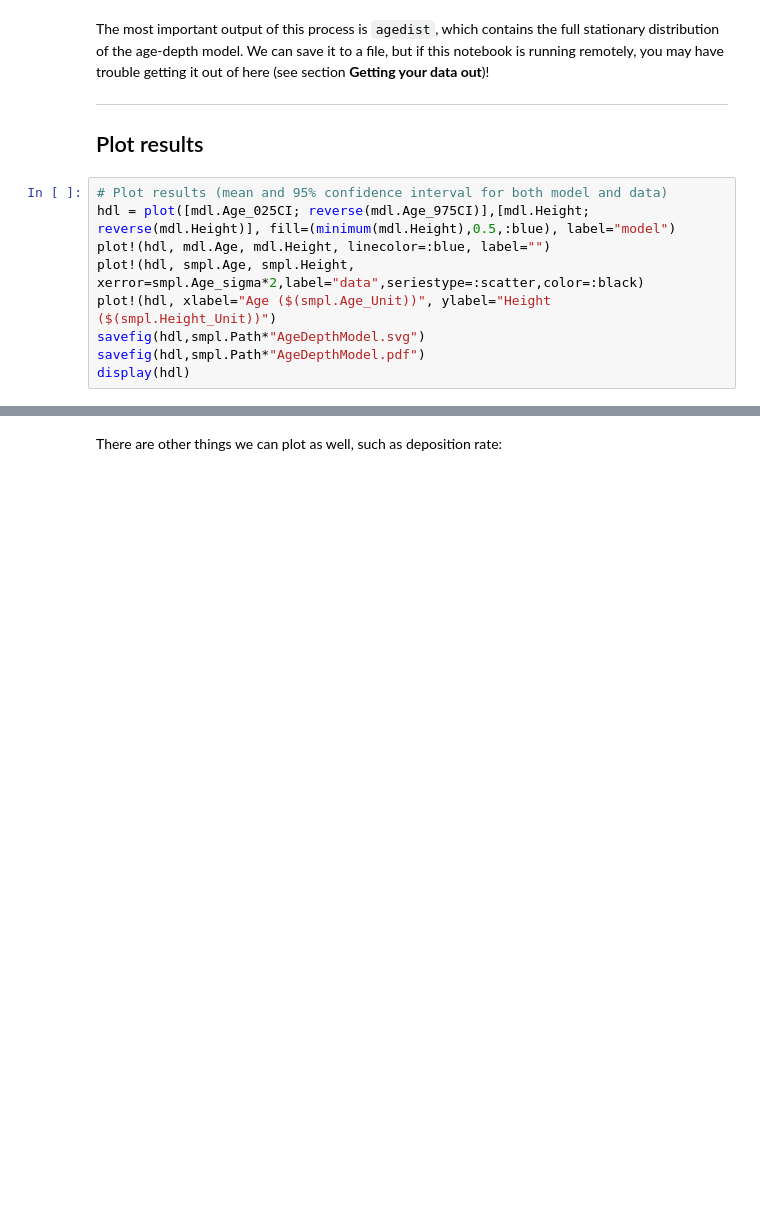
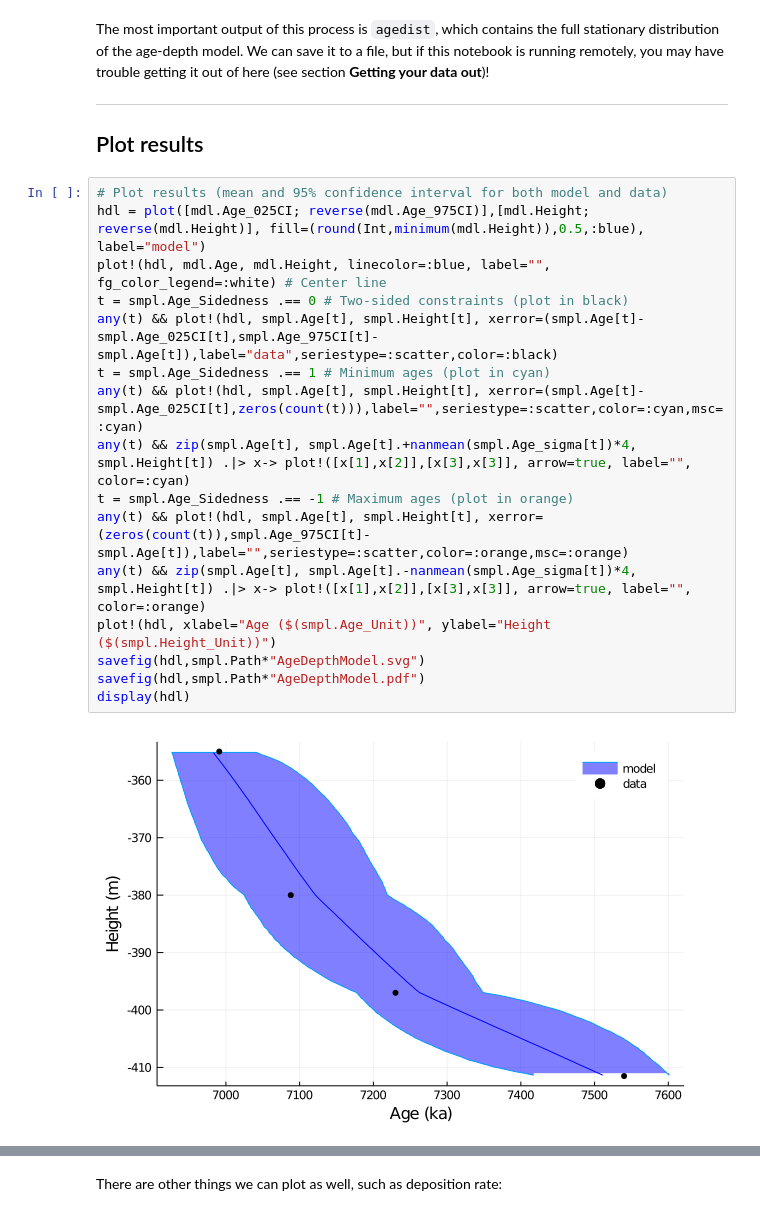
Before and after one commit to brenhinkeller/Chron.jl, a Jupyter notebook: examples/Chron1.0StratOnly.ipynb, the cells around one changed output, grey strips where cells are left out. Drawn from its saved outputs; the diff is of its cells as text; blank space fills up the shorter version.

Commit message:
Plot max and min ages differently in example scripts

```diff
--- a/examples/Chron1.0StratOnly.ipynb
+++ b/examples/Chron1.0StratOnly.ipynb
@@ -87,13 +91,22 @@ The most important output of this process is `agedist`, which contains the full
 ## Plot results
 # %%
 # Plot results (mean and 95% confidence interval for both model and data)
-hdl = plot([mdl.Age_025CI; reverse(mdl.Age_975CI)],[mdl.Height; reverse(mdl.Height)], fill=(minimum(mdl.Height),0.5,:blue), label="model")
-plot!(hdl, mdl.Age, mdl.Height, linecolor=:blue, label="")
-plot!(hdl, smpl.Age, smpl.Height, xerror=smpl.Age_sigma*2,label="data",seriestype=:scatter,color=:black)
+hdl = plot([mdl.Age_025CI; reverse(mdl.Age_975CI)],[mdl.Height; reverse(mdl.Height)], fill=(round(Int,minimum(mdl.Height)),0.5,:blue), label="model")
+plot!(hdl, mdl.Age, mdl.Height, linecolor=:blue, label="", fg_color_legend=:white) # Center line
+t = smpl.Age_Sidedness .== 0 # Two-sided constraints (plot in black)
+any(t) && plot!(hdl, smpl.Age[t], smpl.Height[t], xerror=(smpl.Age[t]-smpl.Age_025CI[t],smpl.Age_975CI[t]-smpl.Age[t]),label="data",seriestype=:scatter,color=:black)
+t = smpl.Age_Sidedness .== 1 # Minimum ages (plot in cyan)
+any(t) && plot!(hdl, smpl.Age[t], smpl.Height[t], xerror=(smpl.Age[t]-smpl.Age_025CI[t],zeros(count(t))),label="",seriestype=:scatter,color=:cyan,msc=:cyan)
+any(t) && zip(smpl.Age[t], smpl.Age[t].+nanmean(smpl.Age_sigma[t])*4, smpl.Height[t]) .|> x-> plot!([x[1],x[2]],[x[3],x[3]], arrow=true, label="", color=:cyan)
+t = smpl.Age_Sidedness .== -1 # Maximum ages (plot in orange)
+any(t) && plot!(hdl, smpl.Age[t], smpl.Height[t], xerror=(zeros(count(t)),smpl.Age_975CI[t]-smpl.Age[t]),label="",seriestype=:scatter,color=:orange,msc=:orange)
+any(t) && zip(smpl.Age[t], smpl.Age[t].-nanmean(smpl.Age_sigma[t])*4, smpl.Height[t]) .|> x-> plot!([x[1],x[2]],[x[3],x[3]], arrow=true, label="", color=:orange)
 plot!(hdl, xlabel="Age ($(smpl.Age_Unit))", ylabel="Height ($(smpl.Height_Unit))")
 savefig(hdl,smpl.Path*"AgeDepthModel.svg")
 savefig(hdl,smpl.Path*"AgeDepthModel.pdf")
 display(hdl)
+# %% [output]
+[figure, added]
 # %%
 # Stratigraphic height at which to interpolate
 height = -404
```
Also changed, not shown: parts of 8 cells of this notebook, 3 other files.
